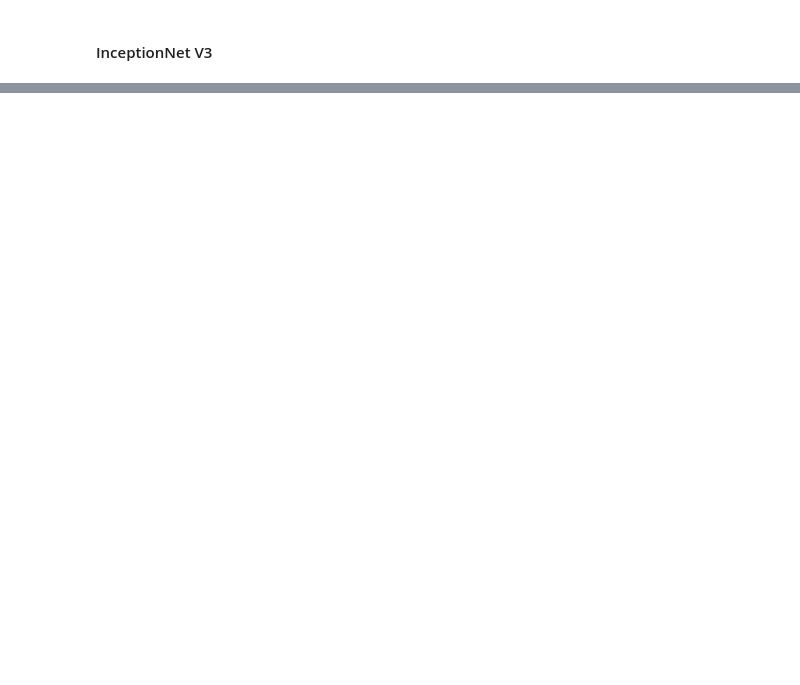
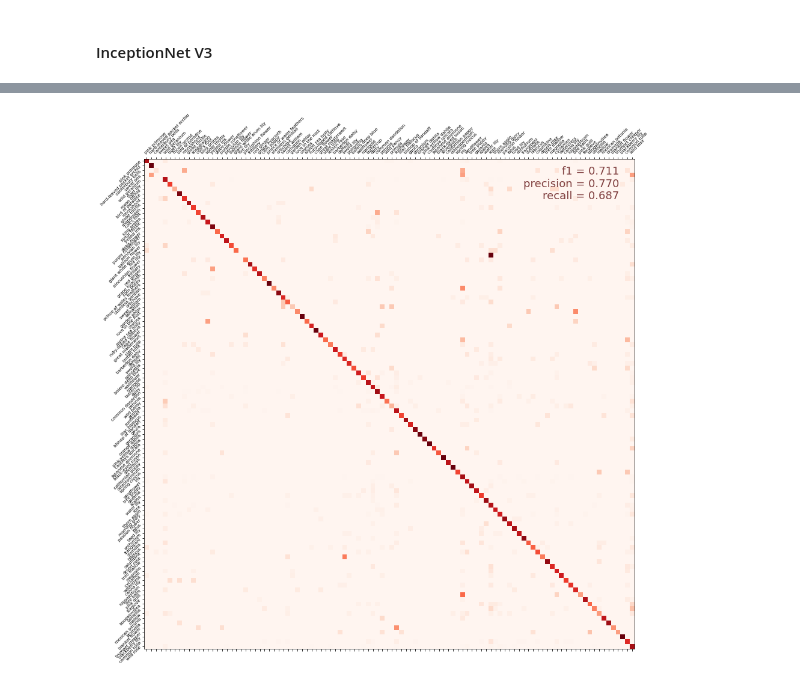
Before and after one commit to krsim/CapstoneTwo, a Jupyter notebook: flowerclassifier.ipynb, the cells around one changed output, grey strips where cells are left out. Cells and saved outputs as stored; diff of their text form; code cells hidden in the pictures; blank space fills up the shorter version.

```diff
--- a/flowerclassifier.ipynb
+++ b/flowerclassifier.ipynb
@@ -829,2 +831,18 @@ display_confusion_matrix(resnet_cmat, resnet_score, resnet_precision, resnet_rec
 # %% [markdown]
 #### InceptionNet V3 <a name="inceptionmatrix">
+# %%
+cmdataset = get_test_dataset(ordered=True)
+images_ds = cmdataset.map(lambda image, label: image)
+labels_ds = cmdataset.map(lambda image, label: label).unbatch()
+
+cm_correct_labels = next(iter(labels_ds.batch(NUM_TEST_IMAGES))).numpy()
+inception_cm_probabilities = inception_model.predict(images_ds)
+inception_cm_predictions = np.argmax(inception_cm_probabilities, axis=-1)
+
+labels = range(len(CLASSES))
+inception_cmat = confusion_matrix(
+    cm_correct_labels,
+    inception_cm_predictions,
+    labels=labels,
+)
+inception_cmat = (inception_cmat.T / inception_cmat.sum(axis=1)).T # normalize
@@ -830,0 +855,22 @@ display_confusion_matrix(resnet_cmat, resnet_score, resnet_precision, resnet_rec
+# %%
+inception_f1_score = f1_score(
+    cm_correct_labels,
+    inception_cm_predictions,
+    labels=labels,
+    average='macro',
+)
+inception_precision = precision_score(
+    cm_correct_labels,
+    inception_cm_predictions,
+    labels=labels,
+    average='macro',
+)
+inception_recall = recall_score(
+    cm_correct_labels,
+    inception_cm_predictions,
+    labels=labels,
+    average='macro',
+)
+display_confusion_matrix(inception_cmat, inception_f1_score, inception_precision, inception_recall)
+# %% [output]
+[figure, added]
```
Also changed, not shown: parts of 24 cells of this notebook.
